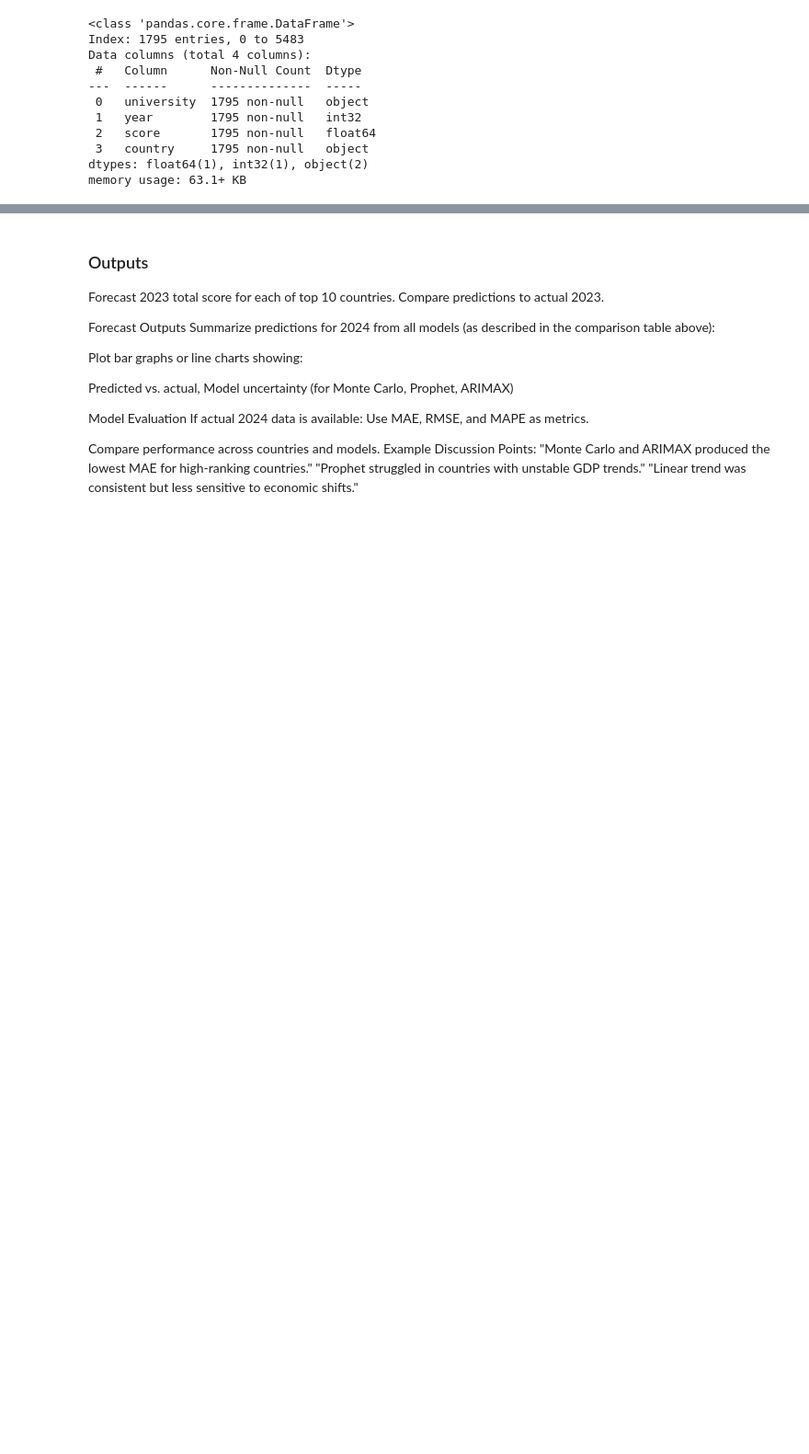
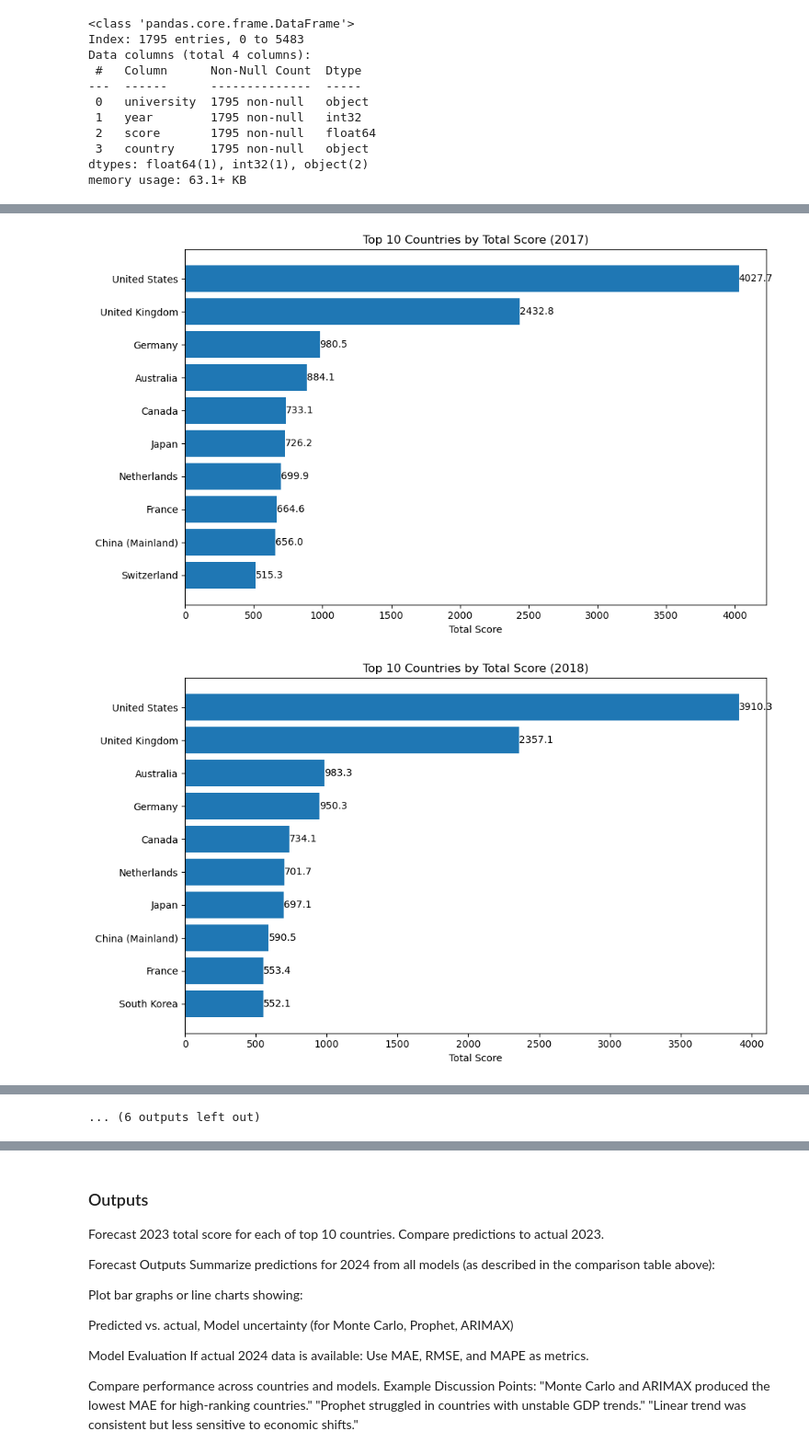
Before and after one commit to i11g/Data-Science-Project, a Jupyter notebook: Data.ipynb, the cells around one changed output, grey strips where cells are left out. Shown at 92% size. Saved outputs shown, nothing was run; the diff lists cells and outputs as text; code cells hidden in the pictures; blank space fills up the shorter version.

```diff
--- a/Data.ipynb
+++ b/Data.ipynb
@@ -539,0 +696,7 @@ memory usage: 6.9+ KB
+# %%
+plot_top10_total_score_per_year(agg_df, k=10)
+plot_top10_avg_score_per_year(agg_df, k=10)
+plot_top10_num_universities_per_year(agg_df, k=10)
+# %% [output]
+[figure, added]
+[figure, added]
@@ -539,0 +713 @@ memory usage: 6.9+ KB
+... (6 outputs left out)
```
Also changed, not shown: parts of 158 cells of this notebook, 9 other files.
